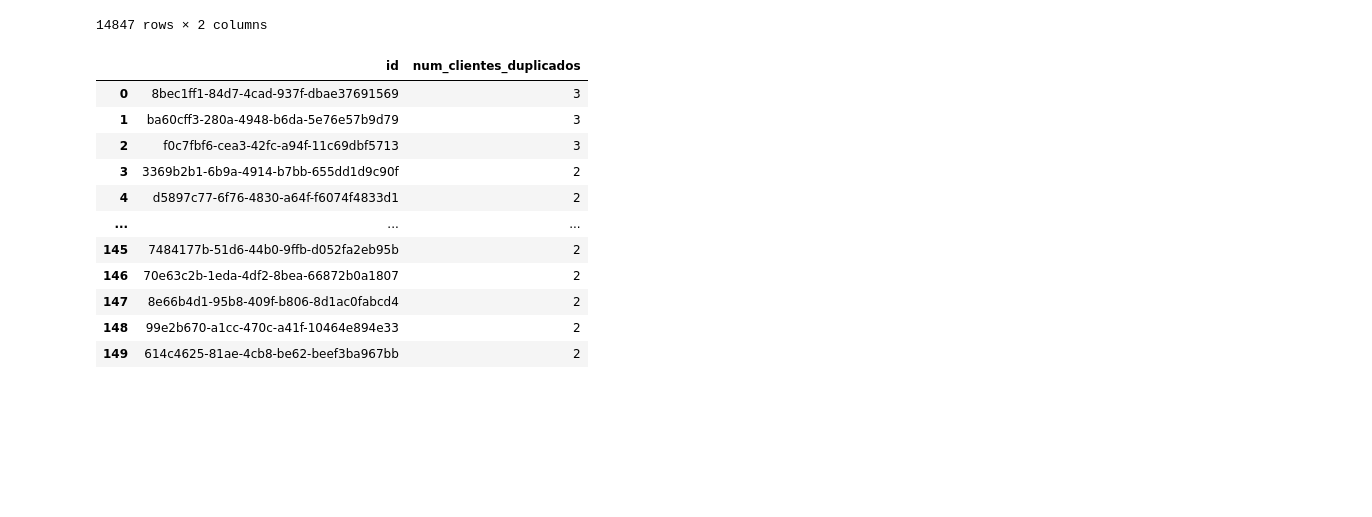
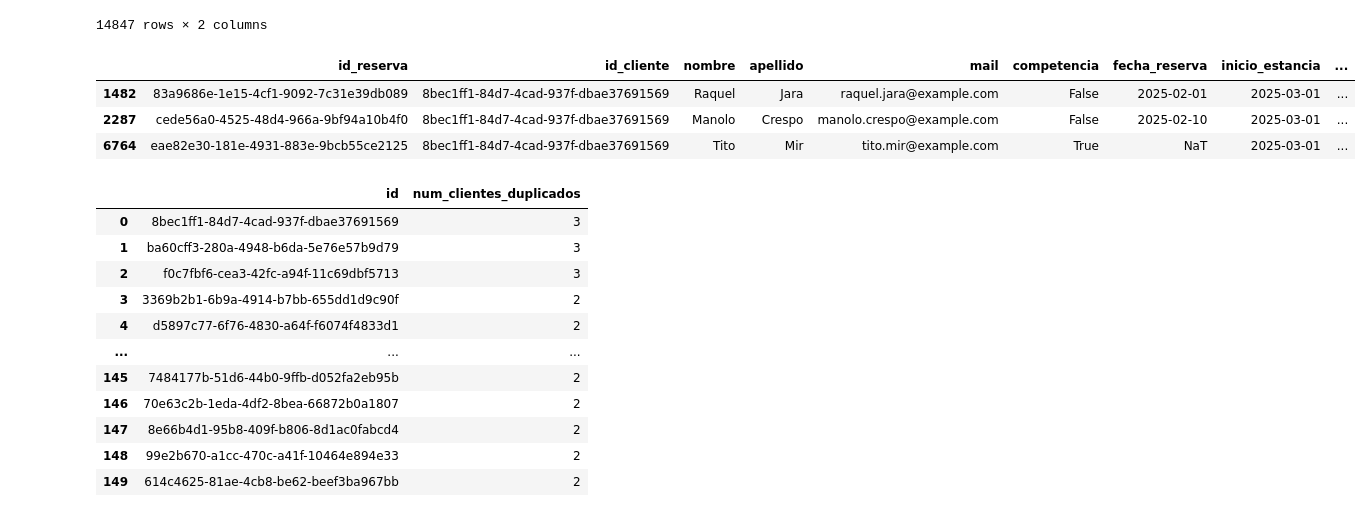
Before and after one commit to VanesaFloresRivera/Proyecto_ETL, a Jupyter notebook: notebooks/limpieza.ipynb, the cells around one changed output. Cells and saved outputs as stored; diff of their text form; code cells hidden in the pictures; blank space fills up the shorter version.

```diff
--- a/notebooks/limpieza.ipynb
+++ b/notebooks/limpieza.ipynb
@@ -282,6 +289,13 @@ df_contador_ids
 | 14845 | 90190fd5-4ecc-4b3e-b56c-47f1daa81463 | 1 |
 | 14846 | 23d27e02-85dd-4852-a241-0acf2fd098ff | 1 |
 14847 rows × 2 columns
+# %%
+df[df['id_cliente']=='8bec1ff1-84d7-4cad-937f-dbae37691569']
+# %% [output]
+|  | id_reserva | id_cliente | nombre | apellido | mail | competencia | fecha_reserva | inicio_estancia | ... |
+| 1482 | 83a9686e-1e15-4cf1-9092-7c31e39db089 | 8bec1ff1-84d7-4cad-937f-dbae37691569 | Raquel | Jara | raquel.jara@example.com | False | 2025-02-01 | 2025-03-01 | ... |
+| 2287 | cede56a0-4525-48d4-966a-9bf94a10b4f0 | 8bec1ff1-84d7-4cad-937f-dbae37691569 | Manolo | Crespo | manolo.crespo@example.com | False | 2025-02-10 | 2025-03-01 | ... |
+| 6764 | eae82e30-181e-4931-883e-9bcb55ce2125 | 8bec1ff1-84d7-4cad-937f-dbae37691569 | Tito | Mir | tito.mir@example.com | True | NaT | 2025-03-01 | ... |
 # %%
 lista_ids_duplicados = df_contador_ids[df_contador_ids['count']>1].id.to_list()
 # %%
```
Also changed, not shown: parts of 1 cell of this notebook, 4 other files.
